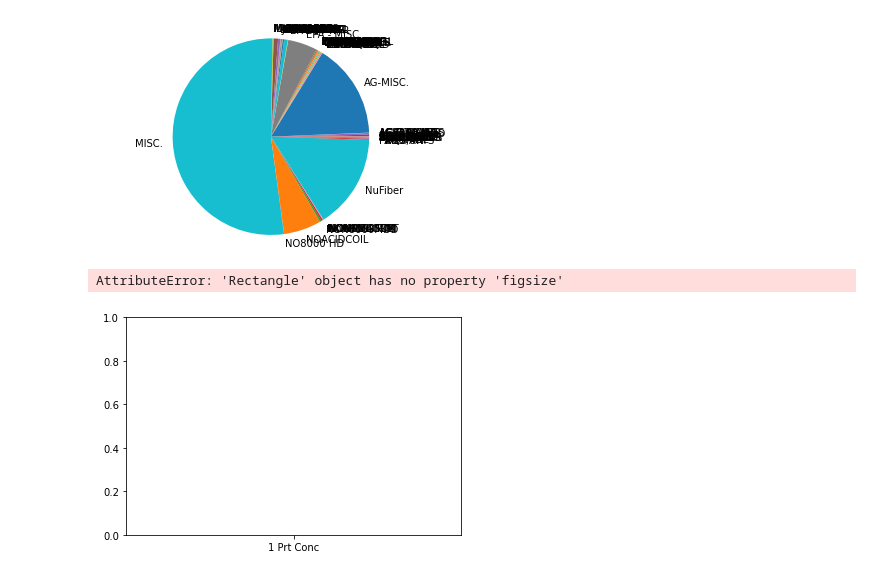
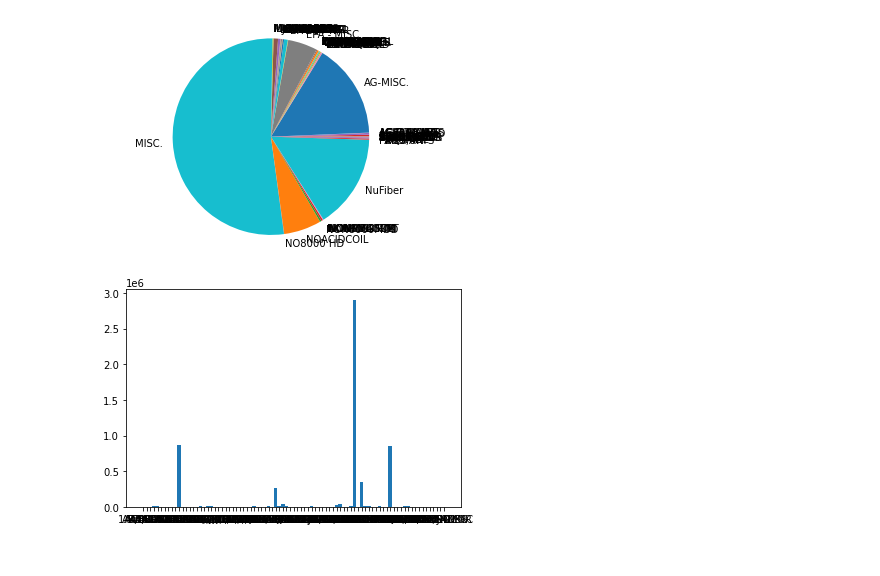
Before and after one commit to aadeba5/Project1, a Jupyter notebook: Nuance_Eric.ipynb, the cells around one changed output. Drawn from its saved outputs; the diff is of its cells as text; code cells hidden in the pictures.

```diff
--- a/Nuance_Eric.ipynb
+++ b/Nuance_Eric.ipynb
@@ -86,9 +96,7 @@ plt.show()
 # %% [output]
 [figure]
 # %%
-plt.bar(height = category_sales_2019['qty_ship'], x = labels, width = 1,
-        figsize = (twenty19_cat,twenty19_high))
+plt.bar(height = category_sales_2019['qty_ship'], x = twenty19_labels, width = 1)
 plt.show()
 # %% [output]
-AttributeError: 'Rectangle' object has no property 'figsize'
-[figure, old version]
+[figure, new version]
```
Also changed, not shown: parts of 4 cells of this notebook.
